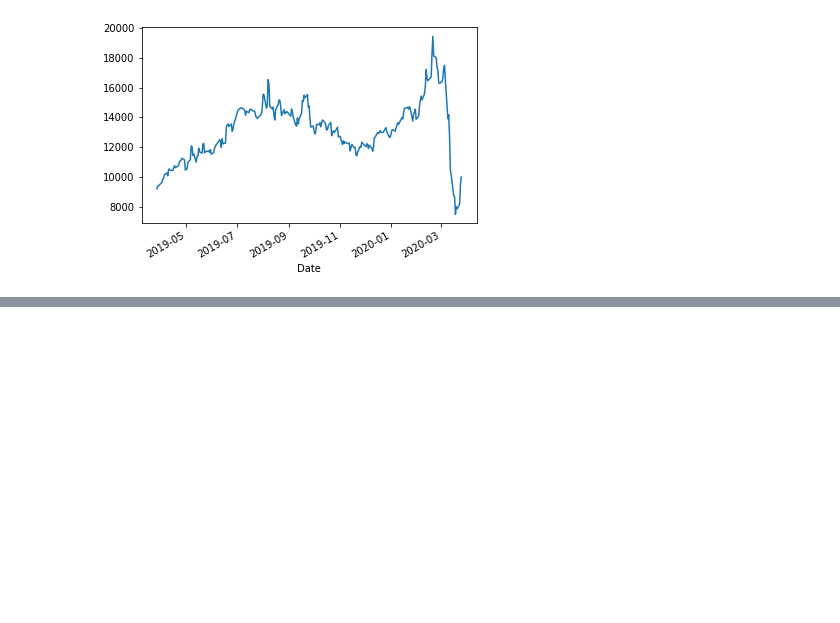
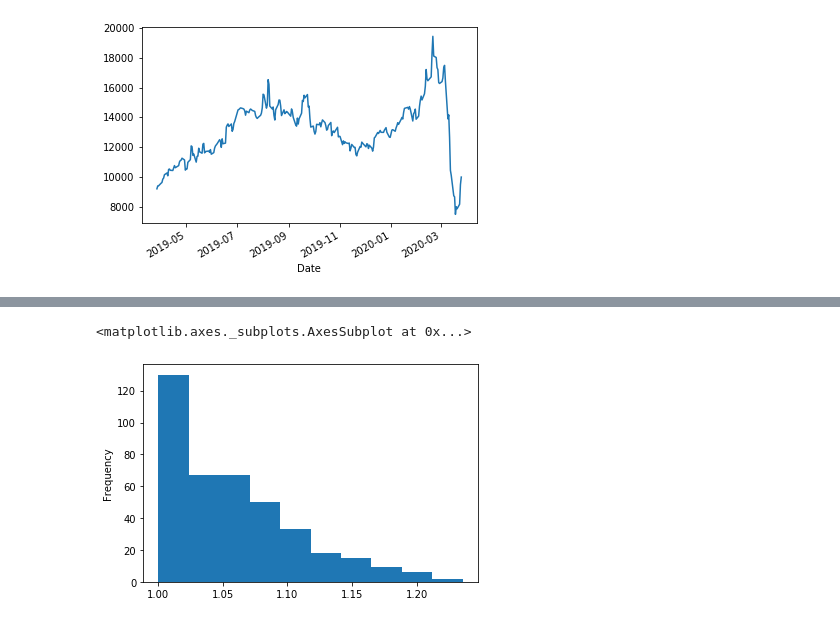
Before and after one commit to CamKirk/lp-efficientfrontier, a Jupyter notebook: draft.ipynb, the cells around one changed output, grey strips where cells are left out. Saved outputs shown, nothing was run; the diff lists cells and outputs as text; code cells hidden in the pictures; blank space fills up the shorter version.

```diff
--- a/draft.ipynb
+++ b/draft.ipynb
@@ -172,0 +175,5 @@ results.plot(kind="scatter", x="Risk", y="Final_Value")
+# %%
+positive_yield["Total_Return"].plot(kind="hist")
+# %% [output]
+<matplotlib.axes._subplots.AxesSubplot at 0x...>
+[figure, added]
```
Also changed, not shown: parts of 10 cells of this notebook, 1 other file.
